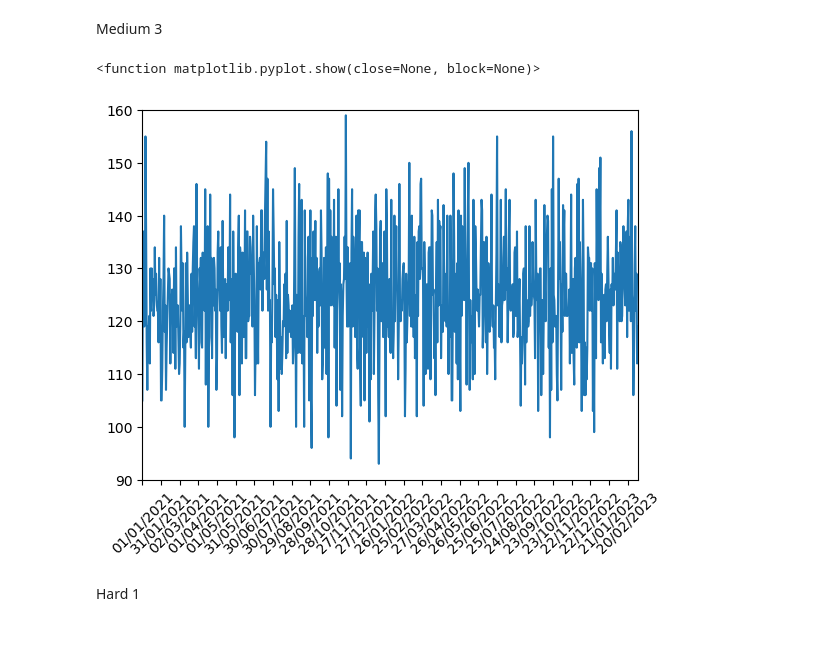
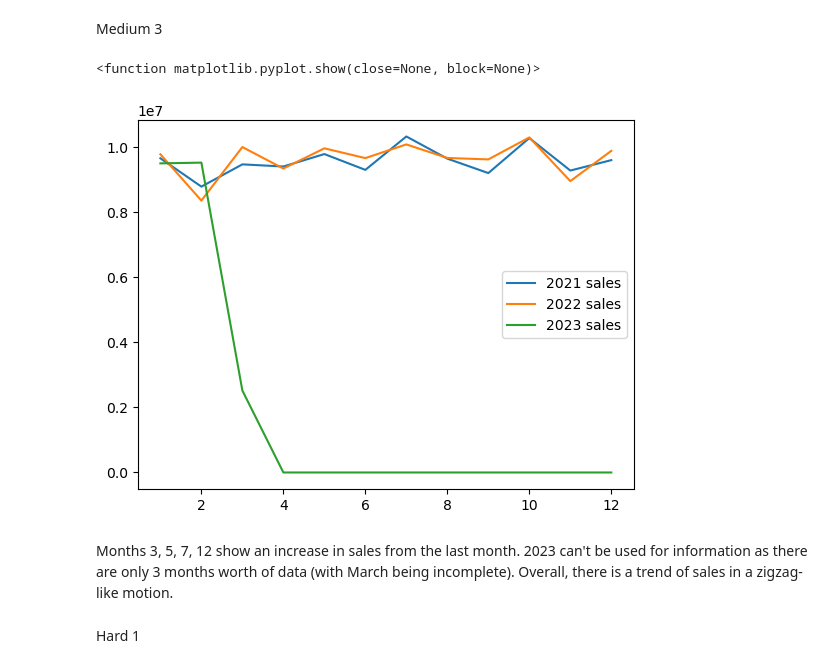
Before and after one commit to Vintridus/pythonexercises, a Jupyter notebook: sales-data.ipynb, the cells around one changed output. Cells and saved outputs as stored; diff of their text form; code cells hidden in the pictures; blank space fills up the shorter version.

```diff
--- a/sales-data.ipynb
+++ b/sales-data.ipynb
@@ -61,11 +59,7 @@ df["sales"] = sale
 # %%
 categories = df['category'].unique()
 for j in range(0,len(categories)):
-    values = 0
-    for i in range(0,len(df)):
-        category = df._get_value(i,'category')
-        if category == categories[j]:
-            values += df['sales'][i]
+    values = sum(df['sales'][df['category'] == categories[j]])
     print(f'{categories[j]}: {values}')
 # %% [output]
 Clothing: 113996791.03997
@@ -83,33 +85,40 @@ Medium 2
 # %%
-age45 = 0
-for i in range(0,len(df)):
-    currentid = df._get_value(i,'customer_id')
-    age = json_df[json_df['id'] == currentid]['age'].values[0]
-    if age > 45:
-        age45 += df['sales'][i]
+age45 = sum(df['sales'][df['age'] > 45])
 print(f'Sales by ages 45 and up: {age45}')
 # %% [output]
 Sales by ages 45 and up: 82039768.14999609
 # %% [markdown]
 Medium 3
 # %%
-dates = df['invoice_date']
+
 import datetime
-dated = [datetime.datetime.strptime(da, "%d/%m/%Y") for da in dates]
-dated.sort()
-sorteddates = [datetime.datetime.strftime(ts, "%d/%m/%Y") for ts in dated]
-uniquedates = list(dict.fromkeys(sorteddates))
-instances = []
-for i in range(0,len(uniquedates)):
-    instances.append(sorteddates.count(uniquedates[i]))
+df['year'] = pd.DatetimeIndex(df["invoice_date"],dayfirst=True).year
+df['month'] = pd.DatetimeIndex(df["invoice_date"],dayfirst=True).month
+
+years = [2021,2022,2023]
+months = [1,2,3,4,5,6,7,8,9,10,11,12]
+
+mysales = []
+
+for i in years:
+    for j in months:
+        monthsum = sum(df['sales'][df['year'] == i][df['month'] == j])
+        mysales.append(monthsum)
+
+y21sales = mysales[0:12]
+y22sales = mysales[12:24]
+y23sales = mysales[24:36]
 # %%
 import matplotlib.pyplot as plt
-plt.plot(uniquedates,instances)
-plt.xticks(uniquedates[::30],rotation = 45)
-plt.axis(['01/01/2021','31/12/2023',90,160])
+plt.plot(months,y21sales,label='2021 sales')
+plt.plot(months,y22sales,label='2022 sales')
+plt.plot(months,y23sales,label='2023 sales')
+plt.legend()
 plt.show
 # %% [output]
 <function matplotlib.pyplot.show(close=None, block=None)>
-[figure, old version]
+[figure, new version]
+# %% [markdown]
+Months 3, 5, 7, 12 show an increase in sales from the last month. 2023 can't be used for information as there are only 3 months worth of data (with March being incomplete). Overall, there is a trend of sales in a zigzag-like motion.
 # %% [markdown]
 Hard 1
```
Also changed, not shown: parts of 6 cells of this notebook.
